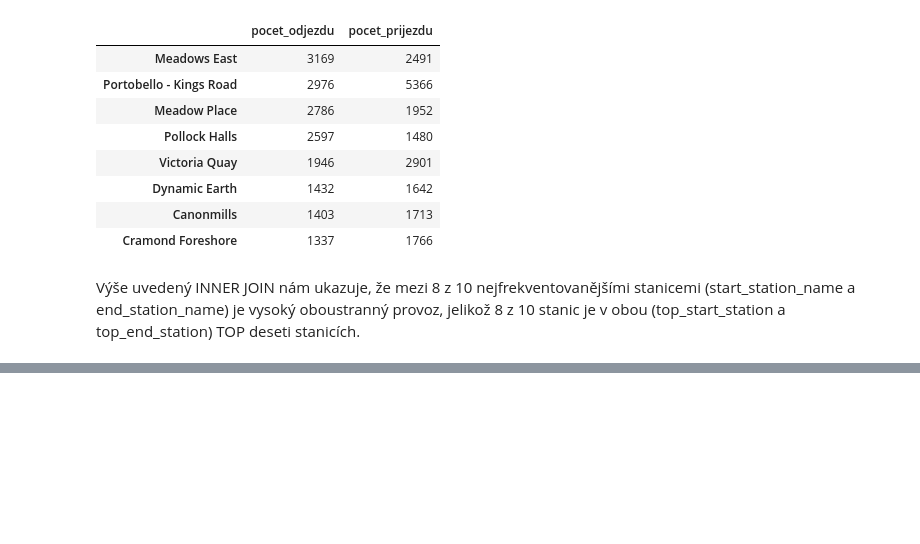
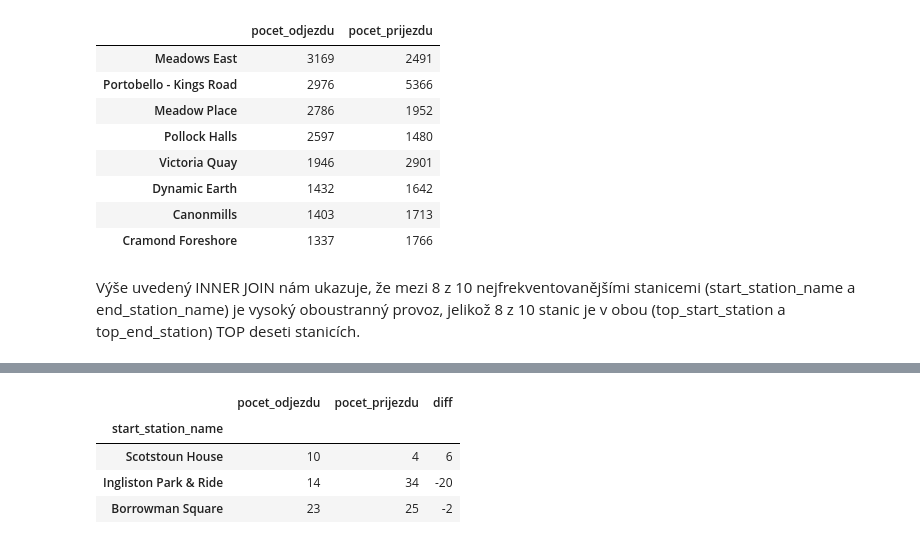
Before and after one commit to Krocan777/Python_projekt_Edinburgh, a Jupyter notebook: Python_Projekt.ipynb, the cells around one changed output, grey strips where cells are left out. Drawn from its saved outputs; the diff is of its cells as text; code cells hidden in the pictures; blank space fills up the shorter version.

Commit message:
Identifikace stanic, kde se kola hromadí nebo potenciálně chybí

```diff
--- a/Python_Projekt.ipynb
+++ b/Python_Projekt.ipynb
@@ -134,0 +146,4 @@ Výše uvedený INNER JOIN nám ukazuje, že mezi 8 z 10 nejfrekventovanějším
+# %%
+pocet_odjezdu = eb_df.query("started_at > '2021-01-01 00:00:00'").assign(pocet_odjezdu = 1).groupby('start_station_name').count().reset_index()
+pocet_odjezdu = pocet_odjezdu[['start_station_name', 'pocet_odjezdu']].sort_values('pocet_odjezdu', ascending=True).set_index('start_station_name')
+pocet_odjezdu.head(3)
@@ -134,0 +156,4 @@ Výše uvedený INNER JOIN nám ukazuje, že mezi 8 z 10 nejfrekventovanějším
+# %%
+pocet_prijezdu = eb_df.query("started_at > '2021-01-01 00:00:00'").assign(pocet_prijezdu = 1).groupby('end_station_name').count().reset_index()
+pocet_prijezdu = pocet_prijezdu[['end_station_name', 'pocet_prijezdu']].sort_values('pocet_prijezdu', ascending=True).set_index('end_station_name')
+pocet_prijezdu.head(3)
@@ -134,0 +166,10 @@ Výše uvedený INNER JOIN nám ukazuje, že mezi 8 z 10 nejfrekventovanějším
+# %%
+pocet_odjezdu_prijezdu = pocet_odjezdu.join(pocet_prijezdu)
+pocet_odjezdu_prijezdu = pocet_odjezdu_prijezdu.assign(diff=pocet_odjezdu_prijezdu['pocet_odjezdu'] - pocet_odjezdu_prijezdu['pocet_prijezdu'])
+pocet_odjezdu_prijezdu.head(3)                                                          # tabulka znázorňuje počty odjezdů, příjezdů kol do a ze stanic a hlavně jejich rozdíl
+# %% [output]
+|  | pocet_odjezdu | pocet_prijezdu | diff |
+| start_station_name |  |  |  |
+| Scotstoun House | 10 | 4 | 6 |
+| Ingliston Park & Ride | 14 | 34 | -20 |
+| Borrowman Square | 23 | 25 | -2 |
```
Also changed, not shown: parts of 14 cells of this notebook.
